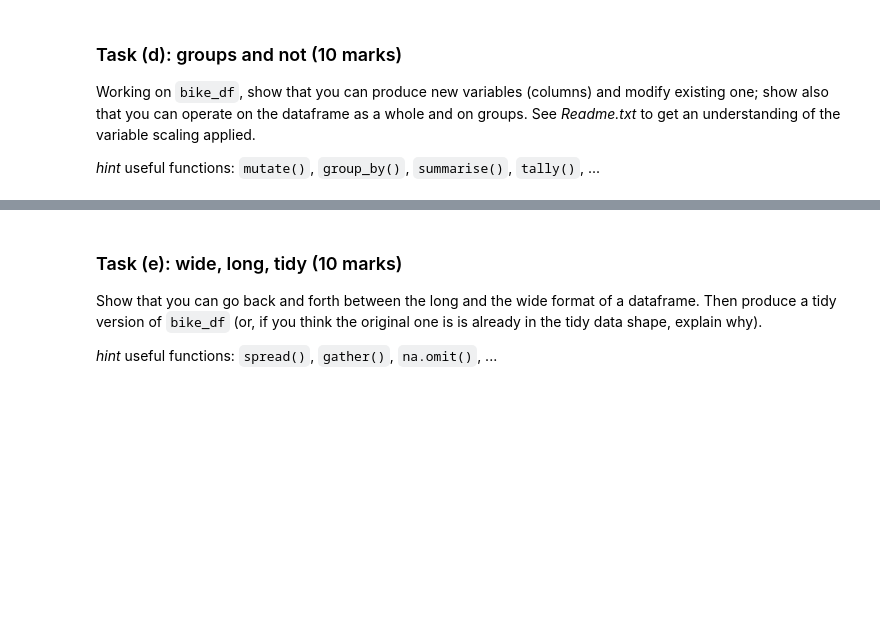
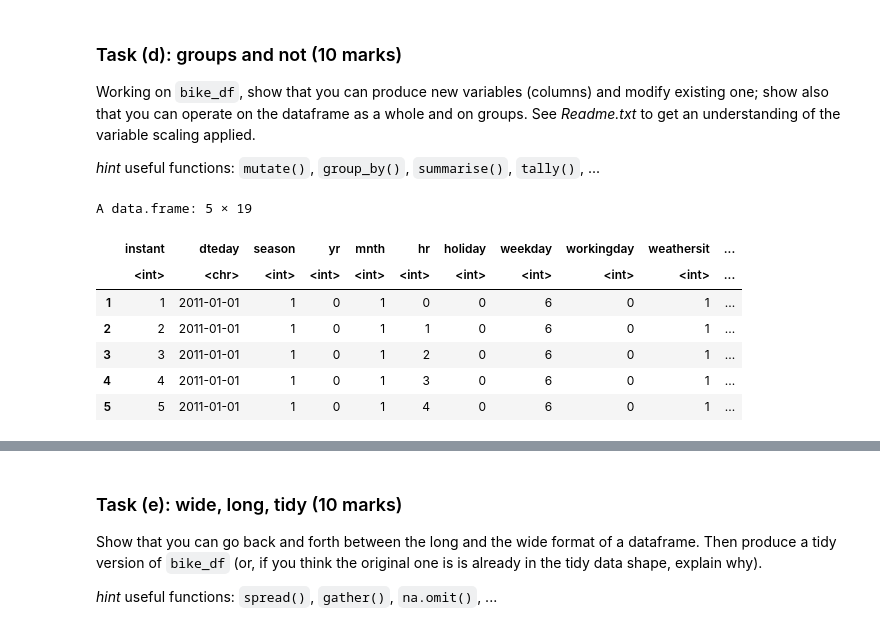
Before and after one commit to blackhakx/Data-Wrangling, a Jupyter notebook: DATA422_Assignment1_R.ipynb, the cells around one changed output, grey strips where cells are left out. Cells and saved outputs as stored; diff of their text form; code cells hidden in the pictures; blank space fills up the shorter version.

```diff
--- a/DATA422_Assignment1_R.ipynb
+++ b/DATA422_Assignment1_R.ipynb
@@ -211,0 +241,16 @@ _hint_ useful functions: `mutate()`, `group_by()`, `summarise()`, `tally()`, ...
+# %%
+#Add new column to dataframe showing proportion of casual and registered users relative to total count.
+#Copy data into new variable to prevent changes from originaldata for this exercise
+bike_df_new_cols <- bike_df %>%
+                        mutate(prop_casual = round((casual/cnt),2) , prop_regst = round((registered/cnt),2))
+#Show changes
+head(bike_df_new_cols,n=5)
+# %% [output]
+A data.frame: 5 × 19
+|  | instant | dteday | season | yr | mnth | hr | holiday | weekday | workingday | weathersit | ... |
+|  | <int> | <chr> | <int> | <int> | <int> | <int> | <int> | <int> | <int> | <int> | ... |
+| 1 | 1 | 2011-01-01 | 1 | 0 | 1 | 0 | 0 | 6 | 0 | 1 | ... |
+| 2 | 2 | 2011-01-01 | 1 | 0 | 1 | 1 | 0 | 6 | 0 | 1 | ... |
+| 3 | 3 | 2011-01-01 | 1 | 0 | 1 | 2 | 0 | 6 | 0 | 1 | ... |
+| 4 | 4 | 2011-01-01 | 1 | 0 | 1 | 3 | 0 | 6 | 0 | 1 | ... |
+| 5 | 5 | 2011-01-01 | 1 | 0 | 1 | 4 | 0 | 6 | 0 | 1 | ... |
```
Also changed, not shown: parts of 14 cells of this notebook.
